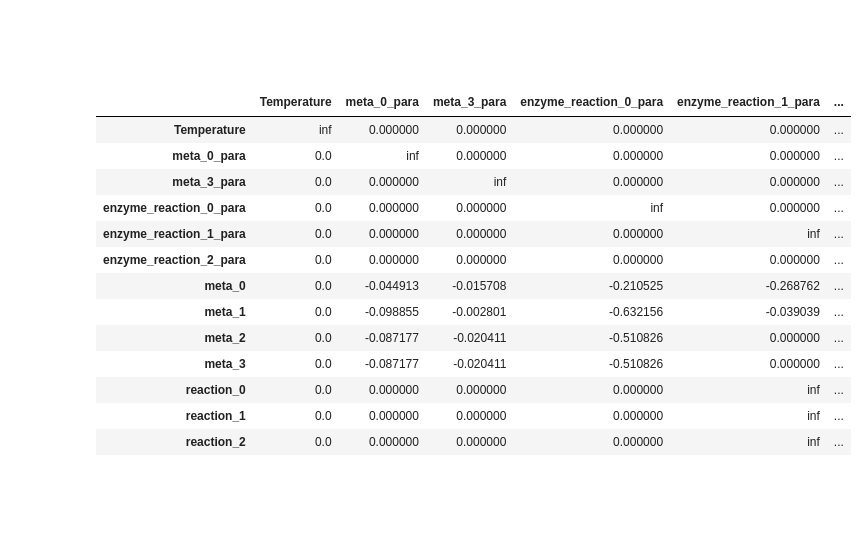
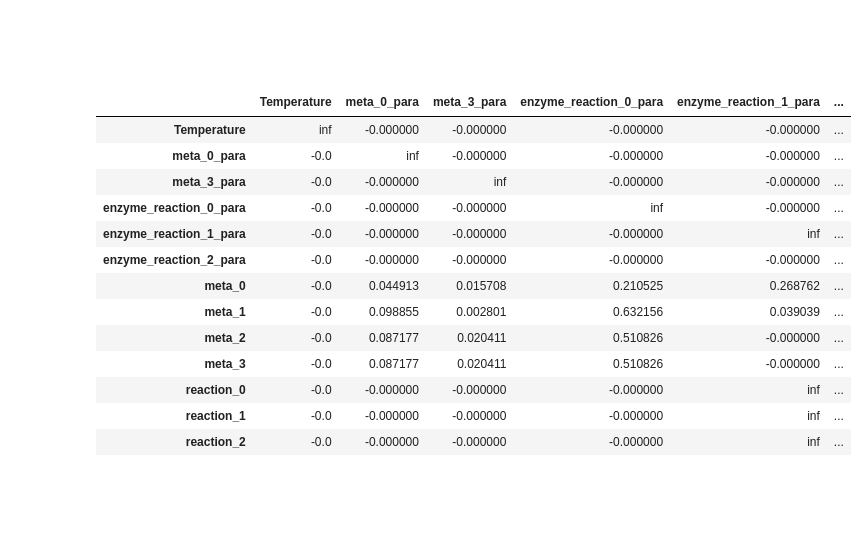
Before and after one commit to tuturax/BadAss, a Jupyter notebook: test_class.ipynb, the cells around one changed output. Cells and saved outputs as stored; diff of their text form; code cells hidden in the pictures.

```diff
--- a/test_class.ipynb
+++ b/test_class.ipynb
@@ -167,7 +167,7 @@ momo.Stoichio_matrix
 ## <font color='green'> [0.7] Read a SBML file </font>
 # %%
 from main import *
-momo = model()
+momo = MODEL()
 momo.read_SBML()
 
 momo.elasticity.s.half_satured()
@@ -533,22 +533,22 @@ Cov
 # %% [markdown]
 ### <font color='white'> [2.1.1] Mutual information </font>
 # %%
-momo.MI_group()
+momo.group_MI()
 # %% [output]
 |  | Temperature | meta_0_para | meta_3_para | enzyme_reaction_0_para | enzyme_reaction_1_para | ... |
-| Temperature | inf | 0.000000 | 0.000000 | 0.000000 | 0.000000 | ... |
-| meta_0_para | 0.0 | inf | 0.000000 | 0.000000 | 0.000000 | ... |
-| meta_3_para | 0.0 | 0.000000 | inf | 0.000000 | 0.000000 | ... |
-| enzyme_reaction_0_para | 0.0 | 0.000000 | 0.000000 | inf | 0.000000 | ... |
-| enzyme_reaction_1_para | 0.0 | 0.000000 | 0.000000 | 0.000000 | inf | ... |
-| enzyme_reaction_2_para | 0.0 | 0.000000 | 0.000000 | 0.000000 | 0.000000 | ... |
-| meta_0 | 0.0 | -0.044913 | -0.015708 | -0.210525 | -0.268762 | ... |
-| meta_1 | 0.0 | -0.098855 | -0.002801 | -0.632156 | -0.039039 | ... |
-| meta_2 | 0.0 | -0.087177 | -0.020411 | -0.510826 | 0.000000 | ... |
-| meta_3 | 0.0 | -0.087177 | -0.020411 | -0.510826 | 0.000000 | ... |
-| reaction_0 | 0.0 | 0.000000 | 0.000000 | 0.000000 | inf | ... |
-| reaction_1 | 0.0 | 0.000000 | 0.000000 | 0.000000 | inf | ... |
-| reaction_2 | 0.0 | 0.000000 | 0.000000 | 0.000000 | inf | ... |
+| Temperature | inf | -0.000000 | -0.000000 | -0.000000 | -0.000000 | ... |
+| meta_0_para | -0.0 | inf | -0.000000 | -0.000000 | -0.000000 | ... |
+| meta_3_para | -0.0 | -0.000000 | inf | -0.000000 | -0.000000 | ... |
+| enzyme_reaction_0_para | -0.0 | -0.000000 | -0.000000 | inf | -0.000000 | ... |
+| enzyme_reaction_1_para | -0.0 | -0.000000 | -0.000000 | -0.000000 | inf | ... |
+| enzyme_reaction_2_para | -0.0 | -0.000000 | -0.000000 | -0.000000 | -0.000000 | ... |
+| meta_0 | -0.0 | 0.044913 | 0.015708 | 0.210525 | 0.268762 | ... |
+| meta_1 | -0.0 | 0.098855 | 0.002801 | 0.632156 | 0.039039 | ... |
+| meta_2 | -0.0 | 0.087177 | 0.020411 | 0.510826 | -0.000000 | ... |
+| meta_3 | -0.0 | 0.087177 | 0.020411 | 0.510826 | -0.000000 | ... |
+| reaction_0 | -0.0 | -0.000000 | -0.000000 | -0.000000 | inf | ... |
+| reaction_1 | -0.0 | -0.000000 | -0.000000 | -0.000000 | inf | ... |
+| reaction_2 | -0.0 | -0.000000 | -0.000000 | -0.000000 | inf | ... |
 # %% [markdown]
 ### <font color='white'> [2.1.2] Plot </font>
 # %%
```
Also changed, not shown: parts of 25 cells of this notebook, 1 other file.
